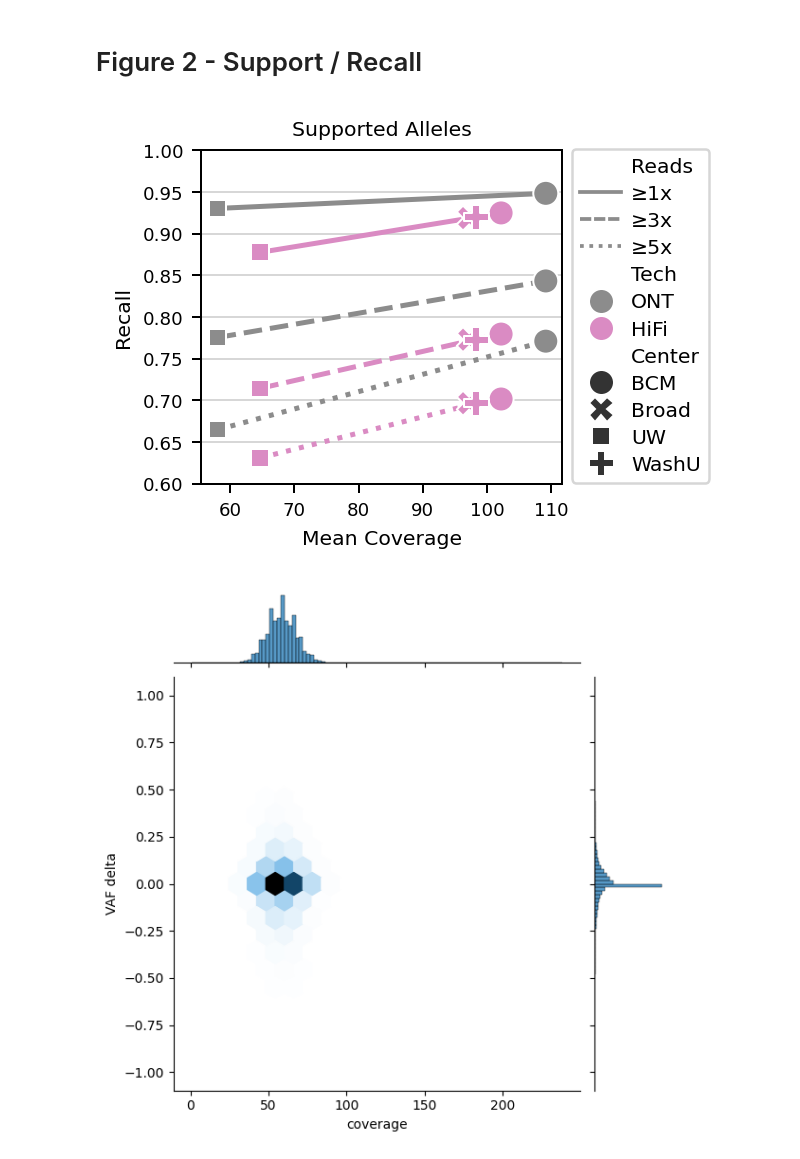
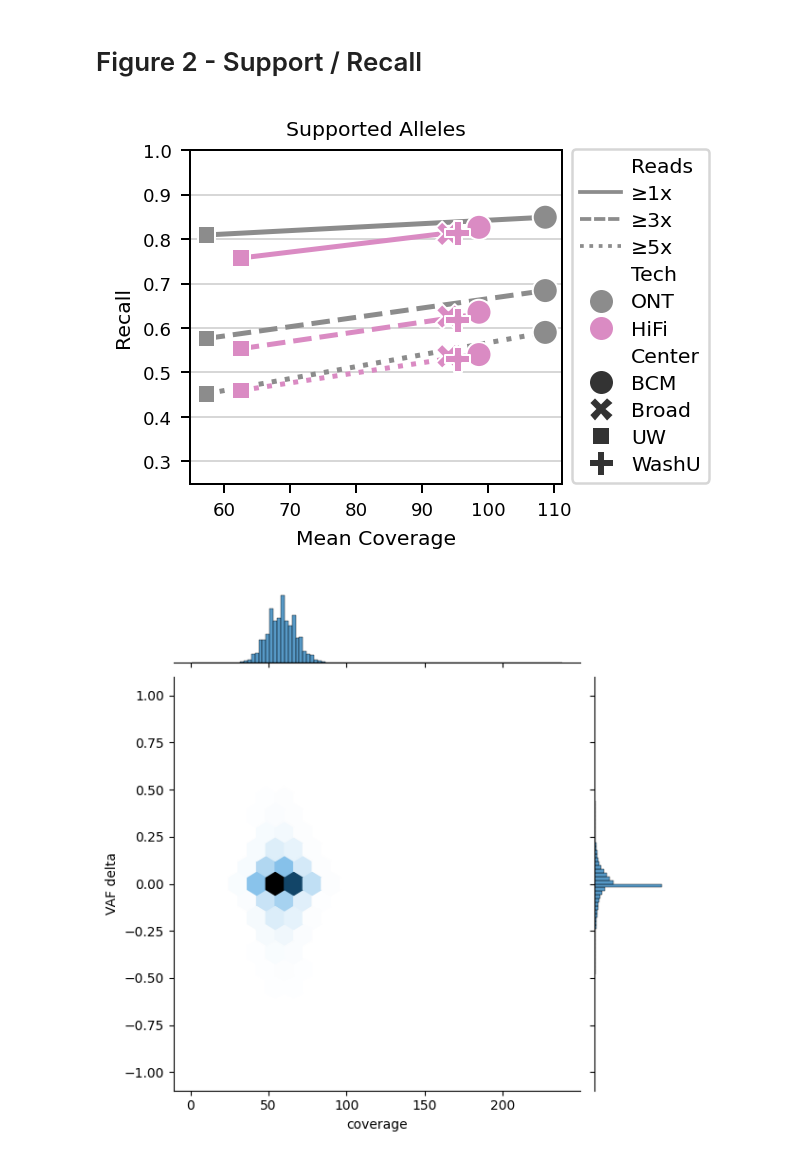
Before and after one commit to BCM-HGSC/SMaHT_MIMS, a Jupyter notebook: allele_delta/ObservedVAF.ipynb, the cells around one changed output. Saved outputs shown, nothing was run; the diff lists cells and outputs as text; code cells hidden in the pictures.

```diff
--- a/allele_delta/ObservedVAF.ipynb
+++ b/allele_delta/ObservedVAF.ipynb
@@ -138,10 +146,10 @@ starting data/hapmix.allele_delta.hifi.BCM.pq
 # %%
-files = ["data/hapmix.allele_delta.hifi.BCM.pq",
-         "data/hapmix.allele_delta.hifi.Broad.pq",
-         "data/hapmix.allele_delta.hifi.UW.pq",
-         "data/hapmix.allele_delta.hifi.WashU.pq",
-         "data/hapmix.allele_delta.ontStd.BCM.pq",
-         "data/hapmix.allele_delta.ontStd.UW.pq"]
+files = ["data/hapmix.allele_delta.hifi.BCM.EZ.pq",
+         "data/hapmix.allele_delta.hifi.Broad.EZ.pq",
+         "data/hapmix.allele_delta.hifi.UW.EZ.pq",
+         "data/hapmix.allele_delta.hifi.WashU.EZ.pq",
+         "data/hapmix.allele_delta.ontStd.BCM.EZ.pq",
+         "data/hapmix.allele_delta.ontStd.UW.EZ.pq"]
 fig, ax = plt.subplots(nrows=2,
                        ncols=len(files),
                        figsize=(5 * len(files), 8),
@@ -156,18 +164,19 @@ for i, fn in enumerate(files):
     print(fn)
     data = pd.read_parquet(fn)
     # All alternate alleles ≥5bp
+    data['span'] = data['end'] - data['start']
     j = data.set_index(['chrom', 'start', 'end'])
     # Condition 1: all non-zero expected_len are > 5
     cond1 = j[j['expected_len'] != 0]['expected_len'].abs().gt(5).groupby(['chrom', 'start', 'end']).all()
     # Condition 2: at least one non-zero expected_len
     cond2 = j['expected_len'].ne(0).groupby(['chrom', 'start', 'end']).any()
     # Combine both conditions
-    keep = cond1 & cond2
+    keep = cond1 & cond2 & (j['span'] < 250)
     # Subset data
     data = j.loc[keep[keep].index].reset_index()
 
 
-    _, _, tech, center, _ = fn.split('/')[1].split('.')
+    _, _, tech, center, _, _ = fn.split('/')[1].split('.')
     tech = {'hifi': 'HiFi', 'ontStd':"ONT"}[tech]
     unq = data[['chrom', 'start', 'end', 'coverage']].drop_duplicates()
     p = sb.histplot(data=unq, x='coverage',
@@ -222,0 +232,3 @@ data/hapmix.allele_delta.ontStd.UW.pq
+# %%
+full_summary = pd.concat(summary, axis=1).T
+full_summary
@@ -264,11 +294,13 @@ plt.rcParams.update({
     "ytick.labelsize": font_size * 0.9,
     "legend.fontsize": font_size * 0.9,
 })
+
+palette = sb.color_palette('deep', n_colors=8)
 # %% [markdown]
 # Figure 2 - Expected/Observed VAF
 # %%
 import numpy as np
-files = ["data/hapmix.allele_delta.hifi.WashU.pq"]
+files = ["data/hapmix.allele_delta.hifi.WashU.EZ.pq"]
 fig, ax = plt.subplots(nrows=1,
                        ncols=1,
                        figsize=(3.55, 2.62),
@@ -288,18 +320,22 @@ summary = []
 for i, fn in enumerate(files):
     print(fn)
     data = pd.read_parquet(fn)
+    data['span'] = data['end'] - data['start']
     # All alternate alleles ≥5bp
     j = data.set_index(['chrom', 'start', 'end'])
     # Condition 1: all non-zero expected_len are > 5
     cond1 = j[j['expected_len'] != 0]['expected_len'].abs().gt(5).groupby(['chrom', 'start', 'end']).all()
     # Condition 2: at least one non-zero expected_len
     cond2 = j['expected_len'].ne(0).groupby(['chrom', 'start', 'end']).any()
+
+    #cond3 = j[j['expected_len'] != 0]['expected_len'].abs().lt(100).groupby(['chrom', 'start', 'end']).all()
+
     # Combine both conditions
-    keep = cond1 & cond2
+    keep = cond1 & cond2 & (j['span'] < 250)
     # Subset data
     data = j.loc[keep[keep].index].reset_index()
 
-    _, _, tech, center, _ = fn.split('/')[1].split('.')
+    _, _, tech, center, _, _ = fn.split('/')[1].split('.')
     tech = {'hifi': 'HiFi', 'ontStd':"ONT"}[tech]
     data['VAF Bin'] =  pd.cut(data['expected_vaf'],
                               bins=[0, 0.05, 0.30, 1],
@@ -312,7 +348,7 @@ for i, fn in enumerate(files):
                     bins=vafdeltabins,
                     multiple='stack',
                     zorder=2,
-                    #alpha=0.8,
+                    alpha=1,
                    palette=palette[2:5])
     _ = p.set(title=f"Observed - Expected VAF", xlabel="VAF∆", ylabel="TR Allele Count (thousands)")
     ax[0][i].grid(zorder=1, alpha=0.5)
@@ -399,7 +435,7 @@ for idx, i in enumerate(x):
     ax_sub.set(
         title=f"Supported Alleles",
         ylabel="Recall",
-        ylim=(0.60, 1.0),
+        ylim=(0.25, 1.0),
     )
 
 
@@ -457,34 +493,34 @@ combined_handles = [
                     combined_handles[5],
                     combined_handles[7],
                     combined_handles[9]]
 
 # Now place the legend inside ax[0][0]
 #ax[0][0].legend(bbox_to_anchor=(1, 1), loc='upper left')
 
 
 legend = ax[0][0].legend(
     handles=combined_handles,
     labels=combined_labels,
     ncol=1,
     loc='upper left',
     bbox_to_anchor=(1, 1.0345),  # fine-tune as needed
     #bbox_transform=ax[0][0].transAxes,
     frameon=True,
     handletextpad=0.5,
     columnspacing=1,
     labelspacing=0.4,
     fontsize=scaled_fontsize(8, 6.5),
 )
 
 combined_labels = ['Reads', '≥3x', '≥5x']
 combined_handles = [Line2D([], [], linestyle='None'),
                      Line2D([], [], linestyle='dashed', color=palette[-1]),
                      Line2D([], [], linestyle='dotted', color=palette[-1])]
 
 plt.tight_layout()
 plt.show()
 # %% [output]
-[figure, old version]
+[figure, new version]
 # %%
 p = sb.jointplot(data=data, x="coverage", kind='hex', y="VAF delta",
                 joint_kws=dict(gridsize=20),
```
Also changed, not shown: parts of 9 cells of this notebook, 3 other files.
